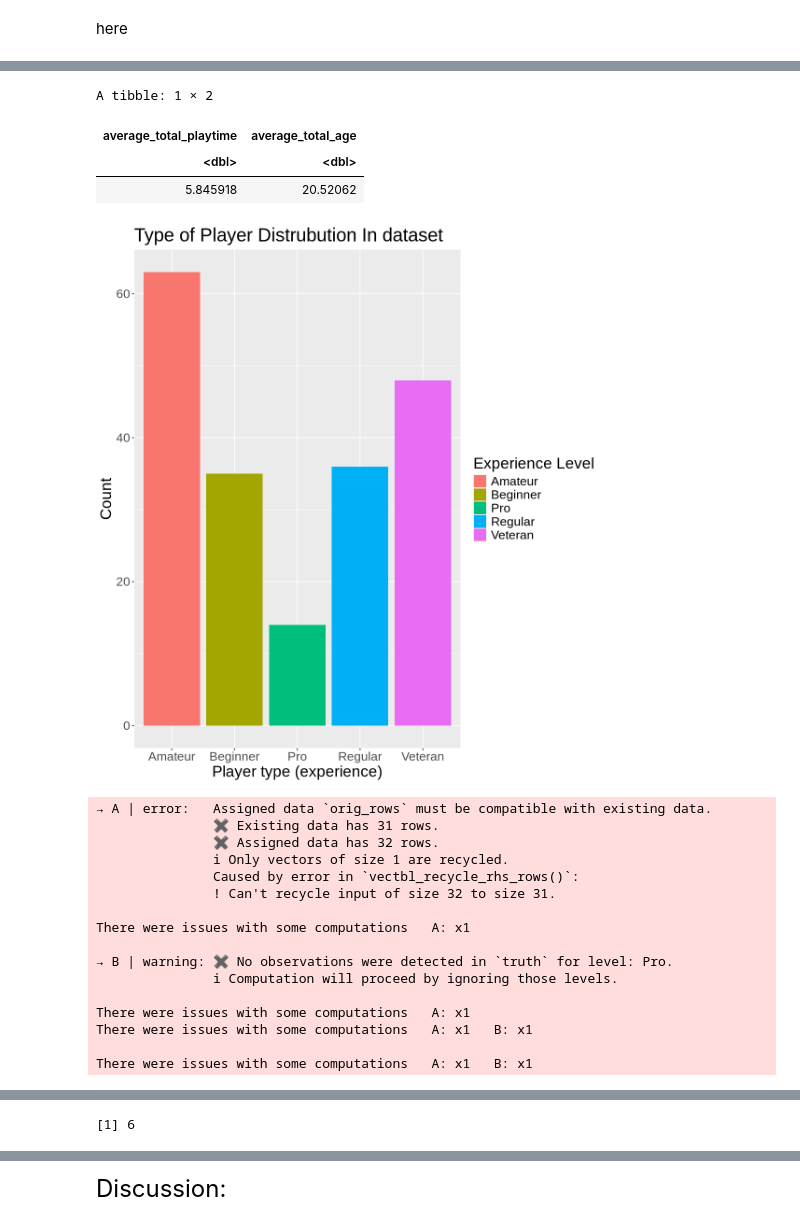
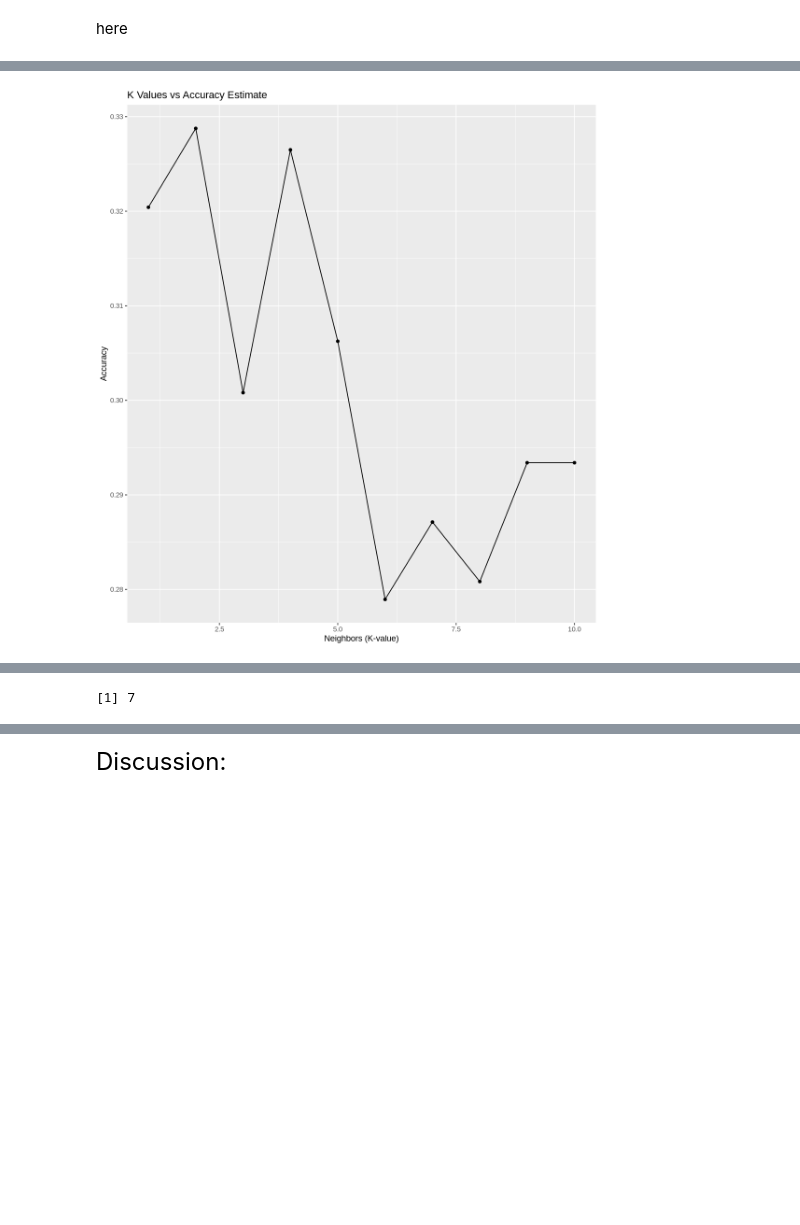
Before and after one commit to jashanbains-24/DSCI-100-Group-Project, a Jupyter notebook: Group_Project.ipynb, the cells around one changed output, grey strips where cells are left out. Saved outputs shown, nothing was run; the diff lists cells and outputs as text; code cells hidden in the pictures; blank space fills up the shorter version.

Commit message:
Completed Code analysis
There is some errors but we will fix them as soon as we get a response on piazza.

```diff
--- a/Group_Project.ipynb
+++ b/Group_Project.ipynb
@@ -43,9 +61,10 @@ sessions_data <- read_csv("https://raw.githubusercontent.com/jashanbains-24/DSCI
 
 # cleaning and wrangling data
 minecraft_data <- players_data |>
-                  select(experience, subscribe, played_hours, gender, Age) |>
-                  slice_head(n = 5)
-minecraft_data
+                  select(experience, subscribe, played_hours, gender, Age)|>
+                  drop_na(Age)|>
+                  drop_na(played_hours)|>
+                  drop_na(subscribe)
 # %% [output]
 Rows: 196 Columns: 7
 ── Column specification ────────────────────────────────────────────────────────
@@ -87,36 +130,14 @@ A tibble: 1 × 2
 # %%
-options(repr.plot.width=9,repr.plot.height=10)
-# visualizing the distribution of player types in the dataset
-player_type_viz <- players_data|>
-                    group_by(hashedEmail)|>
-                    ggplot(aes(x = experience, fill = experience))+
-                    geom_bar()+
-                    labs(title="Type of Player Distrubution In dataset",
-                         y="Count",
-                         x="Player type (experience)",
-                        fill="Experience Level")+
-                        theme(text=element_text(size=20))
-
-
-player_type_viz
-
-# visualizing the relationship betwewen player type and hours played
-experienceplaytime <- minecraft_data|>
-                        group_by(experience)|>
-                        summarize(avg_playtime=mean(played_hours,na.rm=TRUE))|>
-                        ggplot(aes(x=experience,y=avg_playtime,fill=experience))+
-                        geom_bar(stat="identity")+
-                        labs(x="Experience (player type)",
-                             y="Average Playtime (hours)",
-                             title="Experience vs Average Playtime",
-                             fill="Player Experience")+
-                        theme(text=element_text(size=20))
-
-experienceplaytime
-
 
 # performing Knn Classification for Data Analysis
 set.seed(3456) # Don't change
+
+#changing the subscribe columns into a DBL to be used as a predictor
+minecraft_data <- minecraft_data|>
+                        mutate(subscribe = as.double(subscribe))
+
+
+
 
 # splitting the data into training and testing
 minecraft_split <- initial_split(minecraft_data, prop = 0.8, strata = experience)
@@ -124,7 +145,7 @@ minecraft_training <- training(minecraft_split)
 minecraft_testing <- testing(minecraft_split)
 
 # creating the recipe
-minecraft_recipe <- recipe(experience ~ Age + played_hours, data = minecraft_training) |>
+minecraft_recipe <- recipe(experience ~ Age + played_hours+subscribe, data = minecraft_training) |>
                     step_scale(all_predictors()) |>
                     step_center(all_predictors())
 
@@ -146,6 +167,7 @@ knn_results <- workflow() |>
                 tune_grid(resamples = minecraft_vfold, grid = k_vals) |>
                 collect_metrics()
 
+
 # filtering for accuracy
 accuracies <- knn_results |>
                 filter(.metric == "accuracy")
@@ -154,6 +176,9 @@ accuracies <- knn_results |>
 accuracy_plot <- accuracies |>
                     ggplot(aes(x = neighbors, y = mean)) +
                     geom_point() +
-                    geom_line()
+                    geom_line()+
+                    labs(x="Neighbors (K-value)",
+                         y="Accuracy",
+                         title="K Values vs Accuracy Estimate")
 accuracy_plot
 # %% [output]
@@ -177,21 +185 @@ dbl (2): original_start_time, original_end_time
-A tibble: 1 × 2
-| average_total_playtime | average_total_age |
-| <dbl> | <dbl> |
-| 5.845918 | 20.52062 |
-[figure, old version]
+[figure, new version]
-→ A | error:   Assigned data `orig_rows` must be compatible with existing data.
-               ✖ Existing data has 31 rows.
-               ✖ Assigned data has 32 rows.
-               ℹ Only vectors of size 1 are recycled.
-               Caused by error in `vectbl_recycle_rhs_rows()`:
-               ! Can't recycle input of size 32 to size 31.
-
-There were issues with some computations   A: x1
-
-→ B | warning: ✖ No observations were detected in `truth` for level: Pro.
-               ℹ Computation will proceed by ignoring those levels.
-
-There were issues with some computations   A: x1
-There were issues with some computations   A: x1   B: x1
-
-There were issues with some computations   A: x1   B: x1
@@ -200,8 +186,9 @@ There were issues with some computations   A: x1   B: x1
 # %%
+#finding the best value for K
 best_k <- accuracies |>
         arrange(desc(mean)) |>
         head(1) |>
         pull(neighbors)
 best_k
 # %% [output]
-[1] 6
+[1] 7
```
Also changed, not shown: parts of 6 cells of this notebook.
